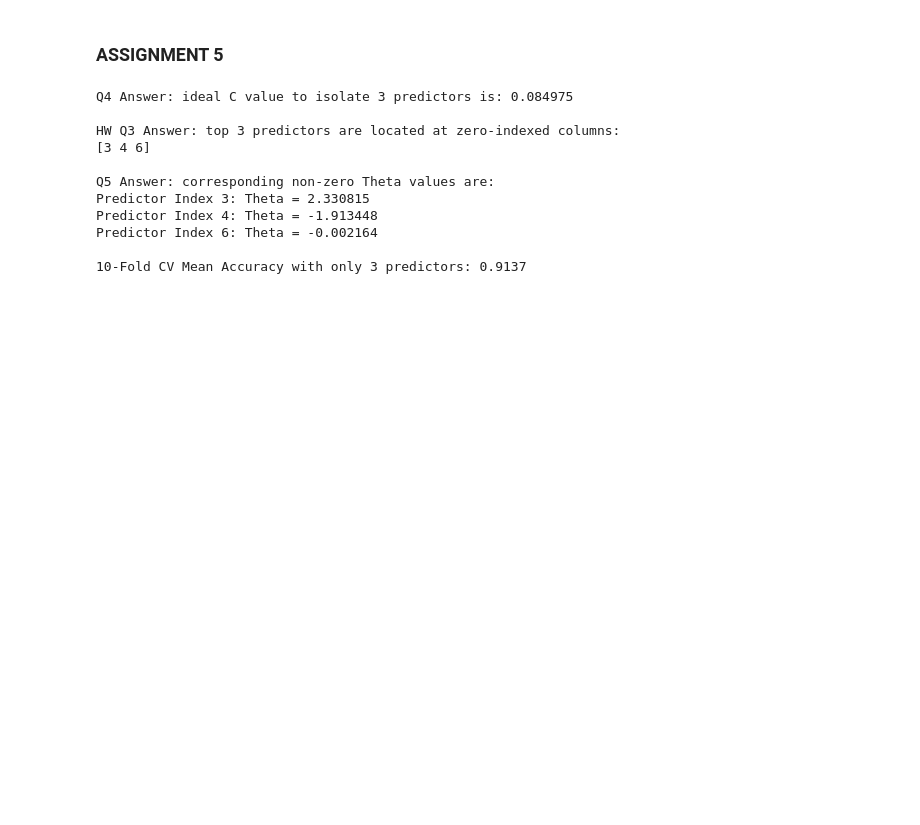
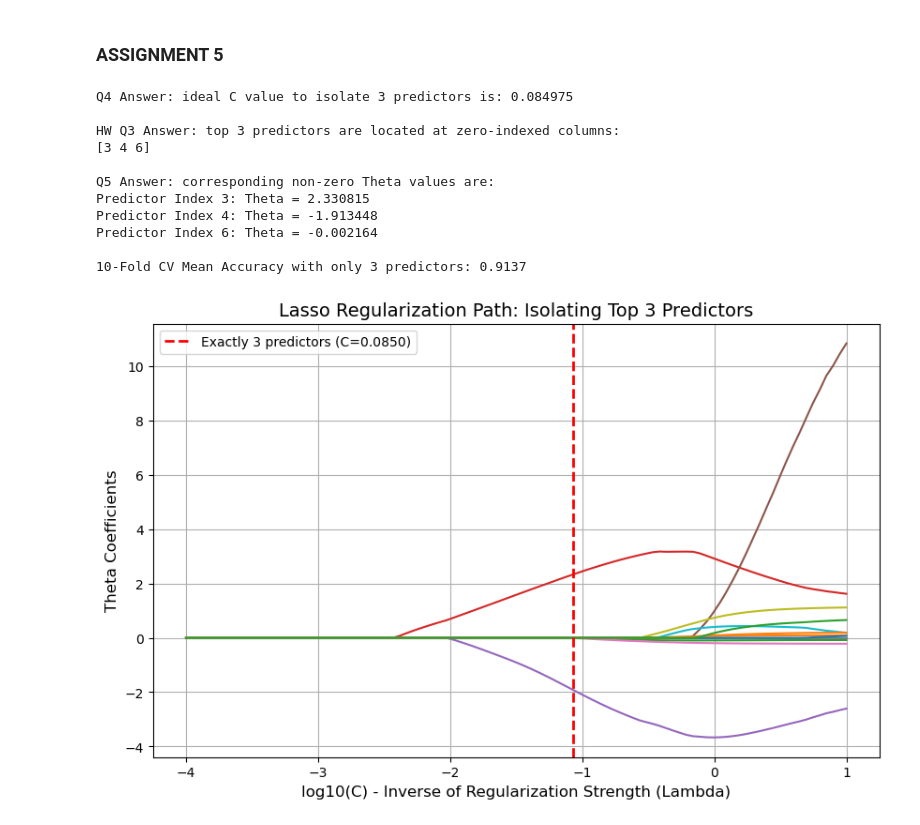
Before and after one commit to karanpalts/SEIS763_MACHINE_LEARNING, a Jupyter notebook: HOMEWORK/WEEK_5/a5.ipynb, the cells around one changed output. Drawn from its saved outputs; the diff is of its cells as text; code cells hidden in the pictures; blank space fills up the shorter version.

Commit message:
show graph

```diff
--- a/HOMEWORK/WEEK_5/a5.ipynb
+++ b/HOMEWORK/WEEK_5/a5.ipynb
@@ -88,3 +88,26 @@ Predictor Index 4: Theta = -1.913448
 Predictor Index 6: Theta = -0.002164
 
 10-Fold CV Mean Accuracy with only 3 predictors: 0.9137
+# %%
+
+# Step 4: Generate the Lasso Plot (HW Q2)
+plt.figure(figsize=(10, 6))
+
+# plot the log10 of C on the X-axis
+plt.plot(np.log10(C_values), coefs_path)
+
+# vertical line where the 3 predictors are found
+plt.axvline(np.log10(optimal_C), color='red', linestyle='--', linewidth=2,
+            label=f'Exactly 3 predictors (C={optimal_C:.4f})')
+
+# labeling
+plt.xlabel('log10(C) - Inverse of Regularization Strength (Lambda)', fontsize=12)
+plt.ylabel('Theta Coefficients', fontsize=12)
+plt.title('Lasso Regularization Path: Isolating Top 3 Predictors', fontsize=14)
+plt.legend()
+plt.grid(True)
+
+# Show the plot
+plt.show()
+# %% [output]
+[figure, added]
```
